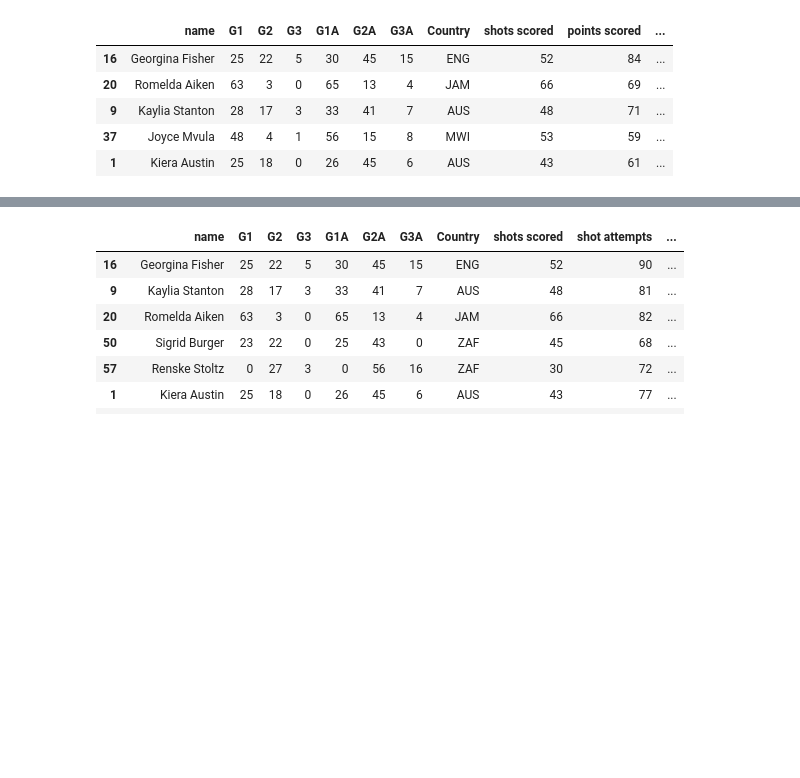
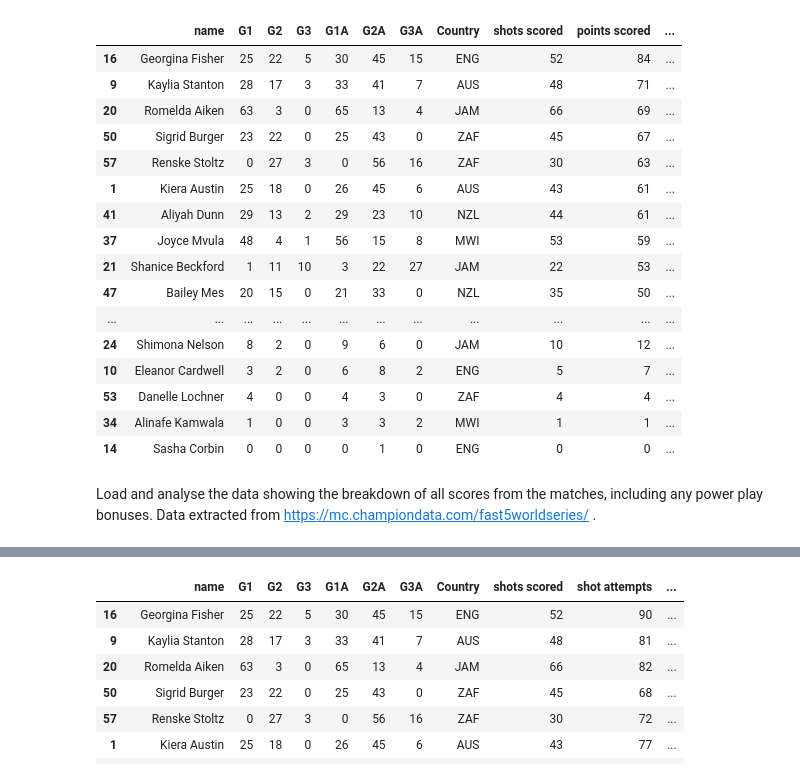
Before and after one commit to stephenpcook/fast5_2018, a Jupyter notebook: fast5_melbourne.ipynb, the cells around one changed output, grey strips where cells are left out. Saved outputs shown, nothing was run; the diff lists cells and outputs as text; code cells hidden in the pictures; blank space fills up the shorter version.

```diff
--- a/fast5_melbourne.ipynb
+++ b/fast5_melbourne.ipynb
@@ -16,14 +37,28 @@ df['G1 accuracy'] = df['G1']*100.0/df['G1A']
 df['G2 accuracy'] = df['G2']*100.0/df['G2A']
 df['G3 accuracy'] = df['G3']*100.0/df['G3A']
 # %%
-df.sort_values('shot attempts', ascending=False).head(5)
+# Show the data from all shots
+df.sort_values(['points scored', 'shot attempts'], ascending=False).head(23)
 # %% [output]
 |  | name | G1 | G2 | G3 | G1A | G2A | G3A | Country | shots scored | points scored | ... |
 | 16 | Georgina Fisher | 25 | 22 | 5 | 30 | 45 | 15 | ENG | 52 | 84 | ... |
+| 9 | Kaylia Stanton | 28 | 17 | 3 | 33 | 41 | 7 | AUS | 48 | 71 | ... |
 | 20 | Romelda Aiken | 63 | 3 | 0 | 65 | 13 | 4 | JAM | 66 | 69 | ... |
-| 9 | Kaylia Stanton | 28 | 17 | 3 | 33 | 41 | 7 | AUS | 48 | 71 | ... |
+| 50 | Sigrid Burger | 23 | 22 | 0 | 25 | 43 | 0 | ZAF | 45 | 67 | ... |
+| 57 | Renske Stoltz | 0 | 27 | 3 | 0 | 56 | 16 | ZAF | 30 | 63 | ... |
+| 1 | Kiera Austin | 25 | 18 | 0 | 26 | 45 | 6 | AUS | 43 | 61 | ... |
+| 41 | Aliyah Dunn | 29 | 13 | 2 | 29 | 23 | 10 | NZL | 44 | 61 | ... |
 | 37 | Joyce Mvula | 48 | 4 | 1 | 56 | 15 | 8 | MWI | 53 | 59 | ... |
-| 1 | Kiera Austin | 25 | 18 | 0 | 26 | 45 | 6 | AUS | 43 | 61 | ... |
+| 21 | Shanice Beckford | 1 | 11 | 10 | 3 | 22 | 27 | JAM | 22 | 53 | ... |
+| 47 | Bailey Mes | 20 | 15 | 0 | 21 | 33 | 0 | NZL | 35 | 50 | ... |
+| ... | ... | ... | ... | ... | ... | ... | ... | ... | ... | ... | ... |
+| 24 | Shimona Nelson | 8 | 2 | 0 | 9 | 6 | 0 | JAM | 10 | 12 | ... |
+| 10 | Eleanor Cardwell | 3 | 2 | 0 | 6 | 8 | 2 | ENG | 5 | 7 | ... |
+| 53 | Danelle Lochner | 4 | 0 | 0 | 4 | 3 | 0 | ZAF | 4 | 4 | ... |
+| 34 | Alinafe Kamwala | 1 | 0 | 0 | 3 | 3 | 2 | MWI | 1 | 1 | ... |
+| 14 | Sasha Corbin | 0 | 0 | 0 | 0 | 1 | 0 | ENG | 0 | 0 | ... |
+# %% [markdown]
+Load and analyse the data showing the breakdown of all scores from the matches, including any power play bonuses.  Data extracted from https://mc.championdata.com/fast5worldseries/ .
 # %%
 with open('R1_2.csv','r') as csvfile:
     df2 = pd.read_csv(csvfile, sep=',')
```
Also changed, not shown: parts of 22 cells of this notebook, 2 other files.
